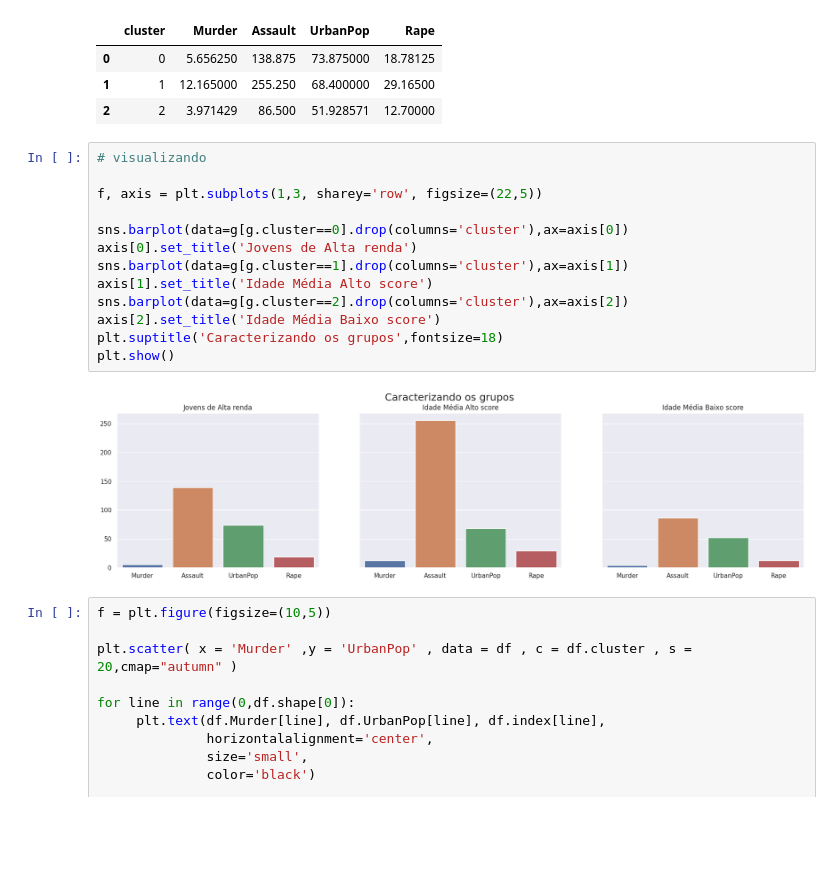
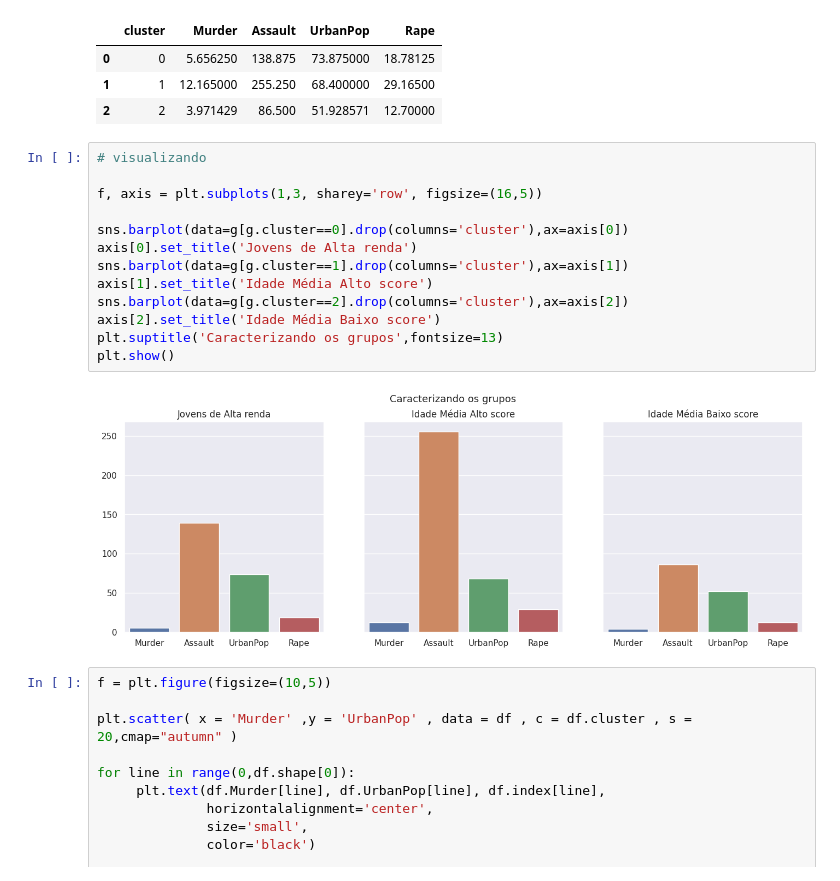
Before and after one commit to gustavogrds/TIC, a Jupyter notebook: TIC_Kmedias_2023_2.ipynb, the cells around one changed output. Cells and saved outputs as stored; diff of their text form; blank space fills up the shorter version.

```diff
--- a/TIC_Kmedias_2023_2.ipynb
+++ b/TIC_Kmedias_2023_2.ipynb
@@ -597,18 +604,18 @@ g
 # %%
 # visualizando
 
-f, axis = plt.subplots(1,3, sharey='row', figsize=(22,5))
+f, axis = plt.subplots(1,3, sharey='row', figsize=(16,5))
 
 sns.barplot(data=g[g.cluster==0].drop(columns='cluster'),ax=axis[0])
 axis[0].set_title('Jovens de Alta renda')
 sns.barplot(data=g[g.cluster==1].drop(columns='cluster'),ax=axis[1])
 axis[1].set_title('Idade Média Alto score')
 sns.barplot(data=g[g.cluster==2].drop(columns='cluster'),ax=axis[2])
 axis[2].set_title('Idade Média Baixo score')
-plt.suptitle('Caracterizando os grupos',fontsize=18)
+plt.suptitle('Caracterizando os grupos',fontsize=13)
 plt.show()
 # %% [output]
-[figure, old version]
+[figure, new version]
 # %%
 f = plt.figure(figsize=(10,5))
 
```
Also changed, not shown: parts of 2 cells of this notebook.
